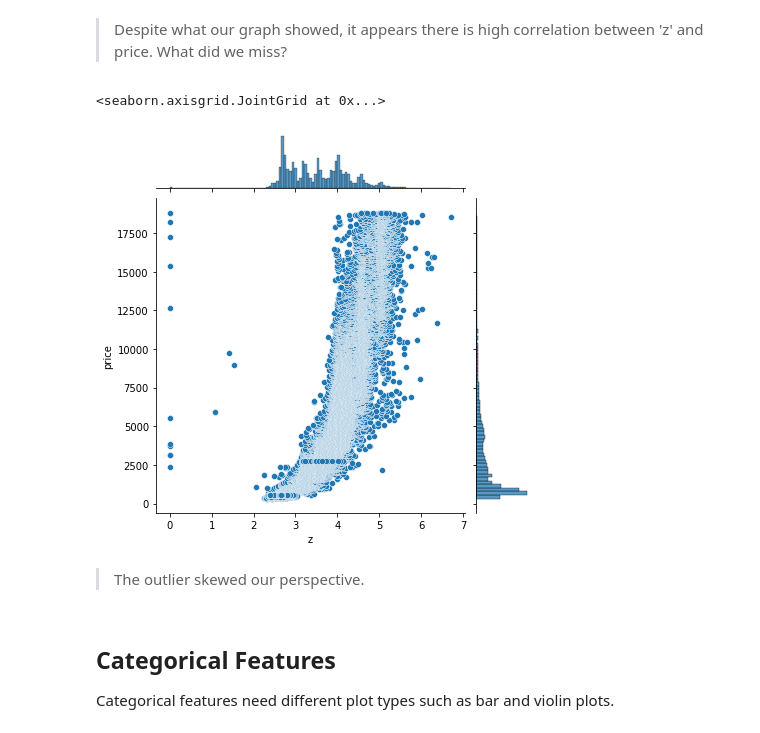
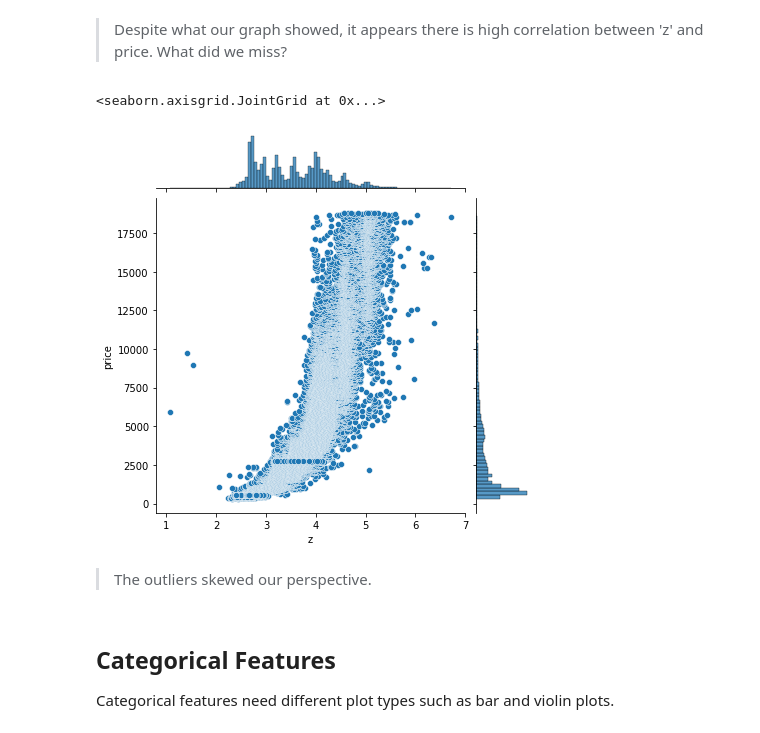
Before and after one commit to eyalnus/Python-Data, a Jupyter notebook: Diamonds-full.ipynb, the cells around one changed output. Drawn from its saved outputs; the diff is of its cells as text; code cells hidden in the pictures.

```diff
--- a/Diamonds-full.ipynb
+++ b/Diamonds-full.ipynb
@@ -249,13 +249,13 @@ plt.show()
 # %% [markdown]
 > Despite what our graph showed, it appears there is high correlation between 'z' and price. What did we miss?
 # %%
-diamonds = diamonds.loc[(diamonds.z<30)]
+diamonds = diamonds.loc[(diamonds.z<30) & (diamonds.z>0)]
 sns.jointplot(x='z', y='price', data=diamonds)
 # %% [output]
 <seaborn.axisgrid.JointGrid at 0x...>
-[figure, old version]
+[figure, new version]
 # %% [markdown]
-> The outlier skewed our perspective.
+> The outliers skewed our perspective.
 # %% [markdown]
 ## Categorical Features
 Categorical features need different plot types such as bar and violin plots.
```
Also changed, not shown: parts of 13 cells of this notebook, 1 other file.
